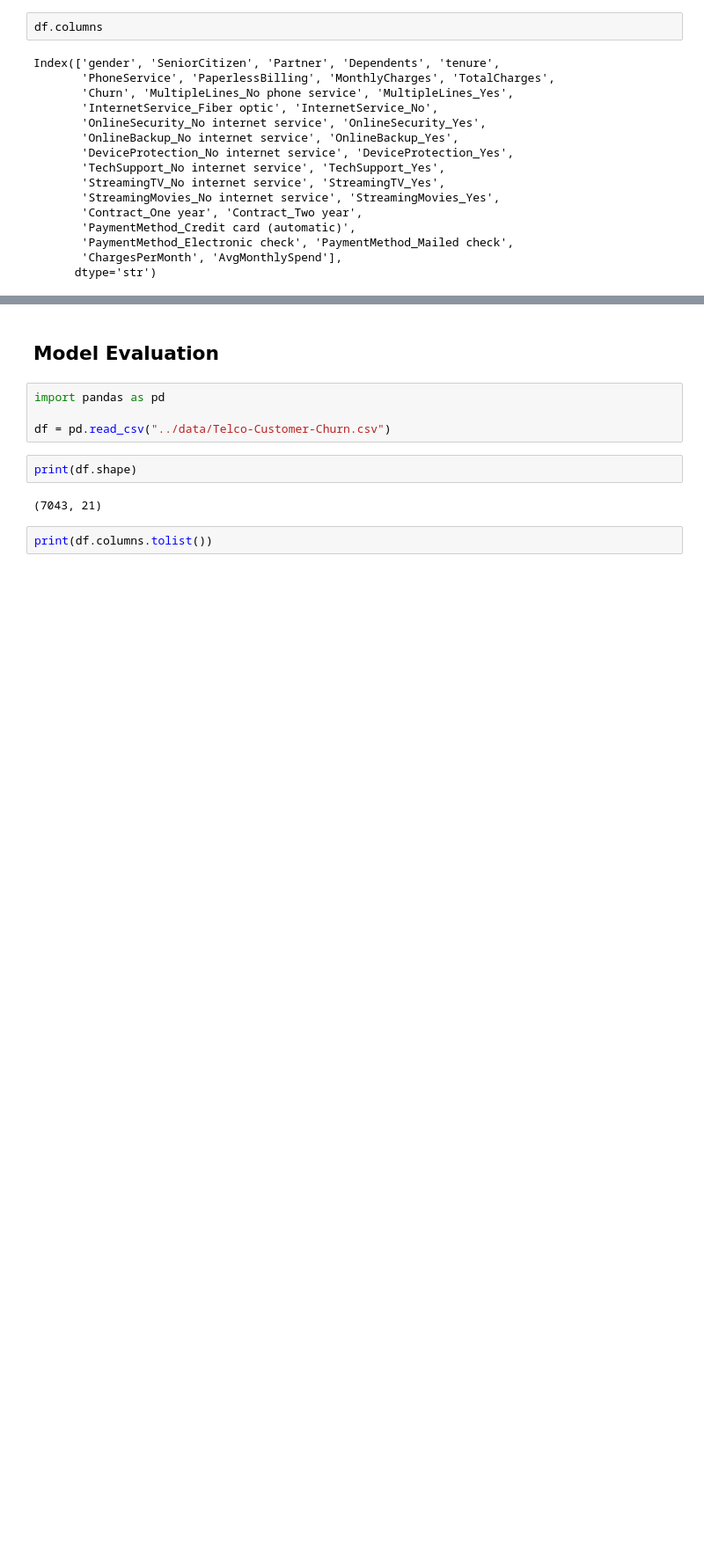
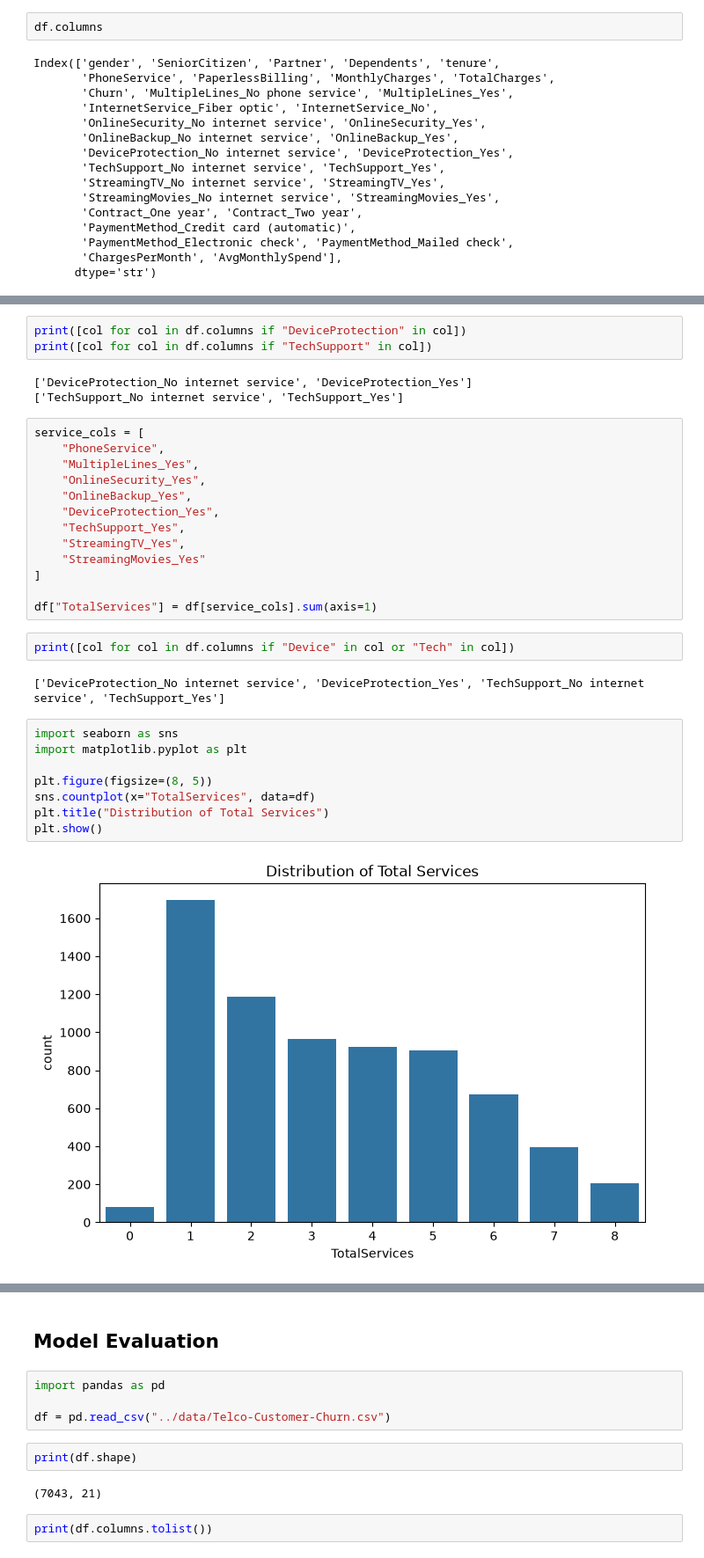
Before and after one commit to janupalliradhika/customer-churn-prediction, a Jupyter notebook: notebooks/eda.ipynb, the cells around one changed output, grey strips where cells are left out. Shown at 88% size. Drawn from its saved outputs; the diff is of its cells as text; blank space fills up the shorter version.

```diff
--- a/notebooks/eda.ipynb
+++ b/notebooks/eda.ipynb
@@ -864,0 +953,33 @@ Index(['gender', 'SeniorCitizen', 'Partner', 'Dependents', 'tenure',
+# %%
+print([col for col in df.columns if "DeviceProtection" in col])
+print([col for col in df.columns if "TechSupport" in col])
+# %% [output]
+['DeviceProtection_No internet service', 'DeviceProtection_Yes']
+['TechSupport_No internet service', 'TechSupport_Yes']
+# %%
+service_cols = [
+    "PhoneService",
+    "MultipleLines_Yes",
+    "OnlineSecurity_Yes",
+    "OnlineBackup_Yes",
+    "DeviceProtection_Yes",
+    "TechSupport_Yes",
+    "StreamingTV_Yes",
+    "StreamingMovies_Yes"
+]
+
+df["TotalServices"] = df[service_cols].sum(axis=1)
+# %%
+print([col for col in df.columns if "Device" in col or "Tech" in col])
+# %% [output]
+['DeviceProtection_No internet service', 'DeviceProtection_Yes', 'TechSupport_No internet service', 'TechSupport_Yes']
+# %%
+import seaborn as sns
+import matplotlib.pyplot as plt
+
+plt.figure(figsize=(8, 5))
+sns.countplot(x="TotalServices", data=df)
+plt.title("Distribution of Total Services")
+plt.show()
+# %% [output]
+[figure, added]
```
Also changed, not shown: parts of 71 cells of this notebook.
